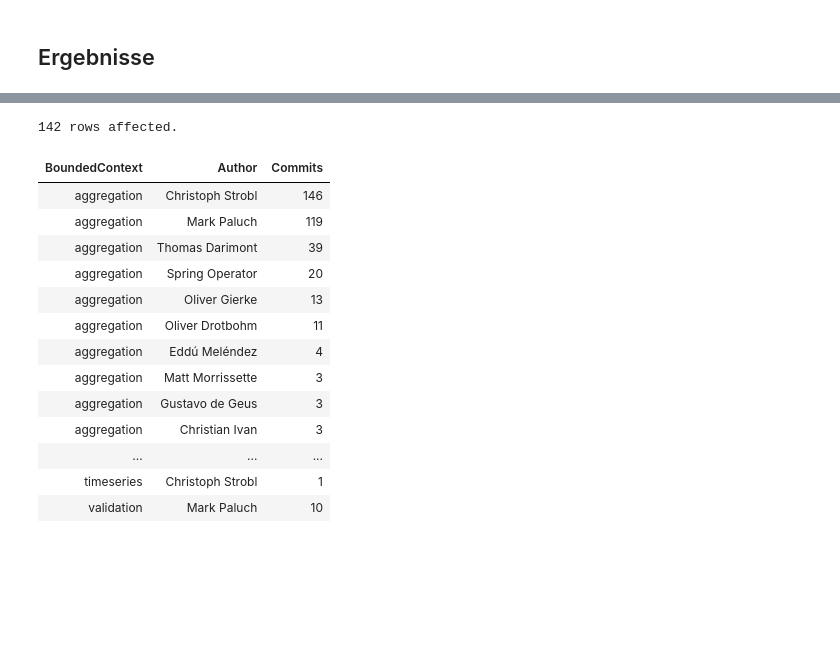
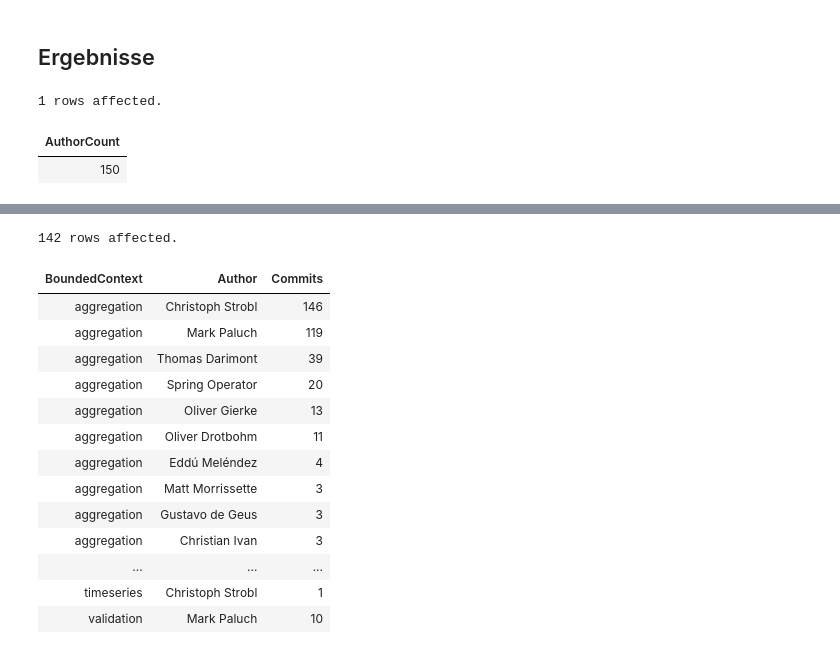
Before and after one commit to softvis-research/expert-analysis, a Jupyter notebook: 1-experten-analyse-git-historie.ipynb, the cells around one changed output, grey strips where cells are left out. Saved outputs shown, nothing was run; the diff lists cells and outputs as text; code cells hidden in the pictures; blank space fills up the shorter version.

```diff
--- a/1-experten-analyse-git-historie.ipynb
+++ b/1-experten-analyse-git-historie.ipynb
@@ -100,2 +134,11 @@ display(HTML(base_html.format(rendered_chart=bar_chart.render(is_unicode=True)))
 # %% [markdown]
 ## Ergebnisse
+# %%
+%%cypher
+// Anzahl der Autoren
+MATCH  (author:Author)
+RETURN count(author) AS AuthorCount
+# %% [output]
+1 rows affected.
+| AuthorCount |
+| 150 |
```
Also changed, not shown: parts of 32 cells of this notebook, 1 other file.
